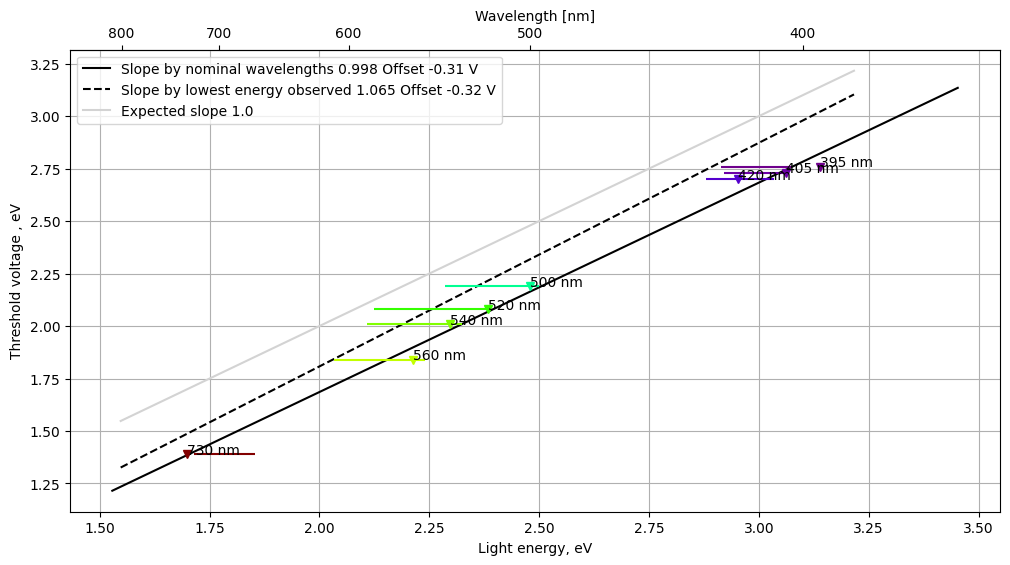
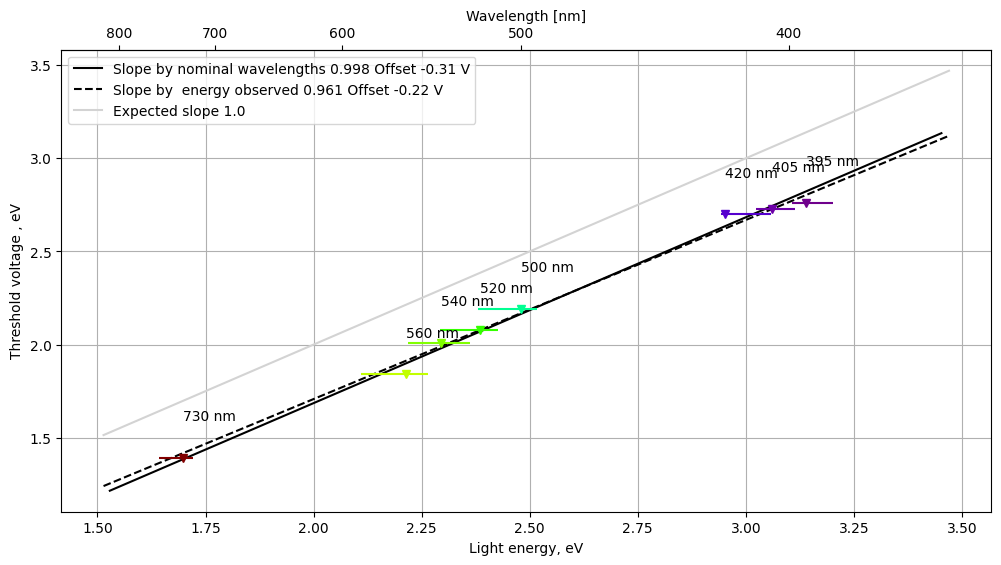
The change to this notebook cell's code, shown as a diff; its figure went from the first image to the second:
--- before
+++ after
@@ -31,5 +31,5 @@
          label=rf'Slope by nominal wavelengths {slope:.3f} Offset {offset:.2f} V')
 
-energy_for_fit  = energy_low
+energy_for_fit  = energy_observed
 fit = linregress(V0, energy_for_fit)
 slope = 1/fit.slope
@@ -37,5 +37,5 @@
 en_dense = np.linspace(np.min(energy_for_fit)*0.9, np.max(energy_for_fit)*1.1)
 plt.plot(en_dense, en_dense * slope + offset, color='black', ls='--', \
-         label=rf'Slope by lowest energy observed {slope:.3f} Offset {offset:.2f} V')
+         label=rf'Slope by  energy observed {slope:.3f} Offset {offset:.2f} V')
 
 
@@ -45,5 +45,5 @@
   plt.errorbar(energy_observed[i], V0[i], yerr=0, xerr=energy_err[:, i].reshape((2, 1)), ls='', color=wavelength_to_color(wl_nominal[i]))
   plt.plot( energy_nominal[i], V0[i], marker='v', color=wavelength_to_color(wl_nominal[i]))
-  plt.annotate(f'{wl_nominal[i]:.0f} nm', (energy_nominal[i], V0[i]))
+  plt.annotate(f'{wl_nominal[i]:.0f} nm', (energy_nominal[i], V0[i]+0.2))
 
 plt.plot(en_dense, en_dense , color='lightgray', label=f'Expected slope 1.0')

Commit: 0.2.3 fit by AVANTES data